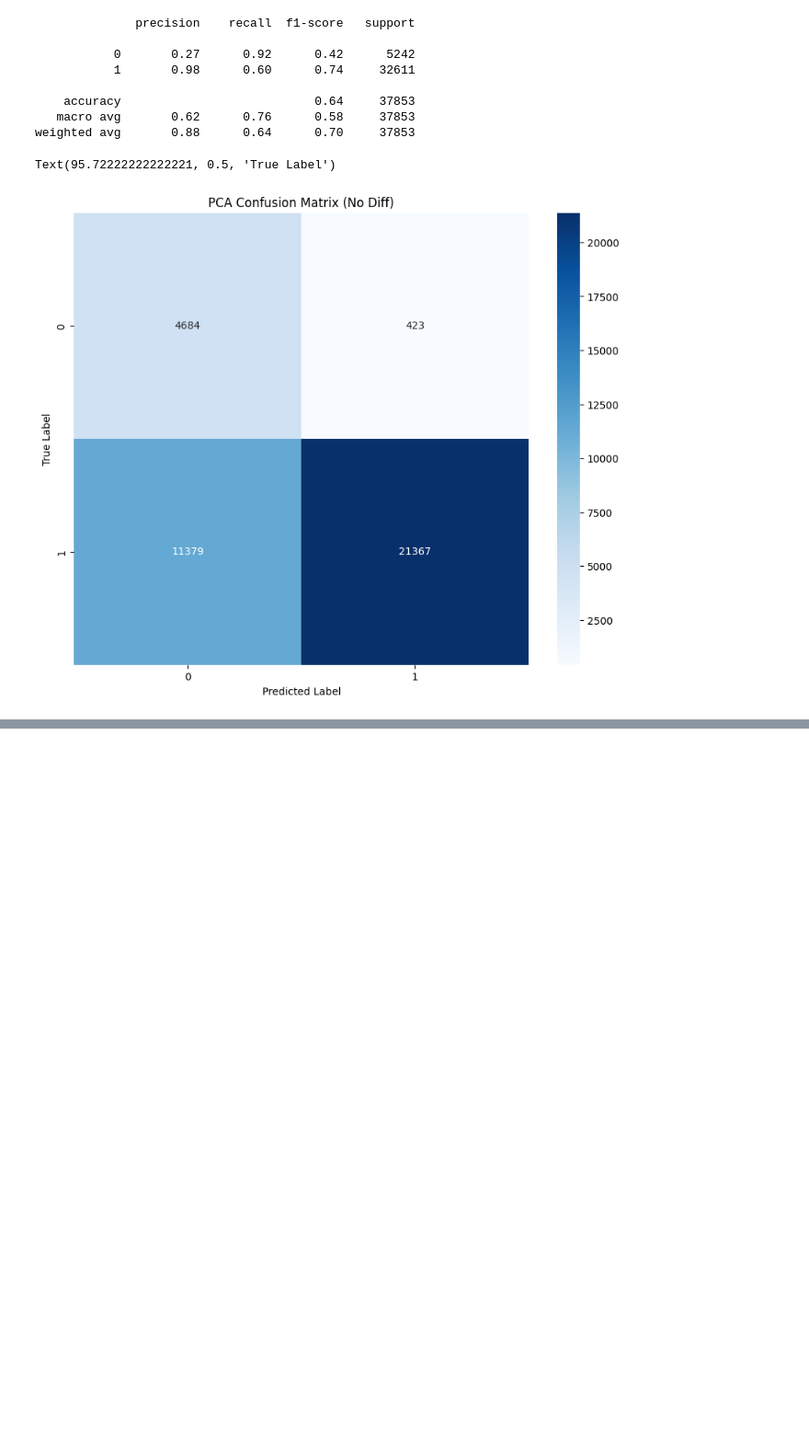
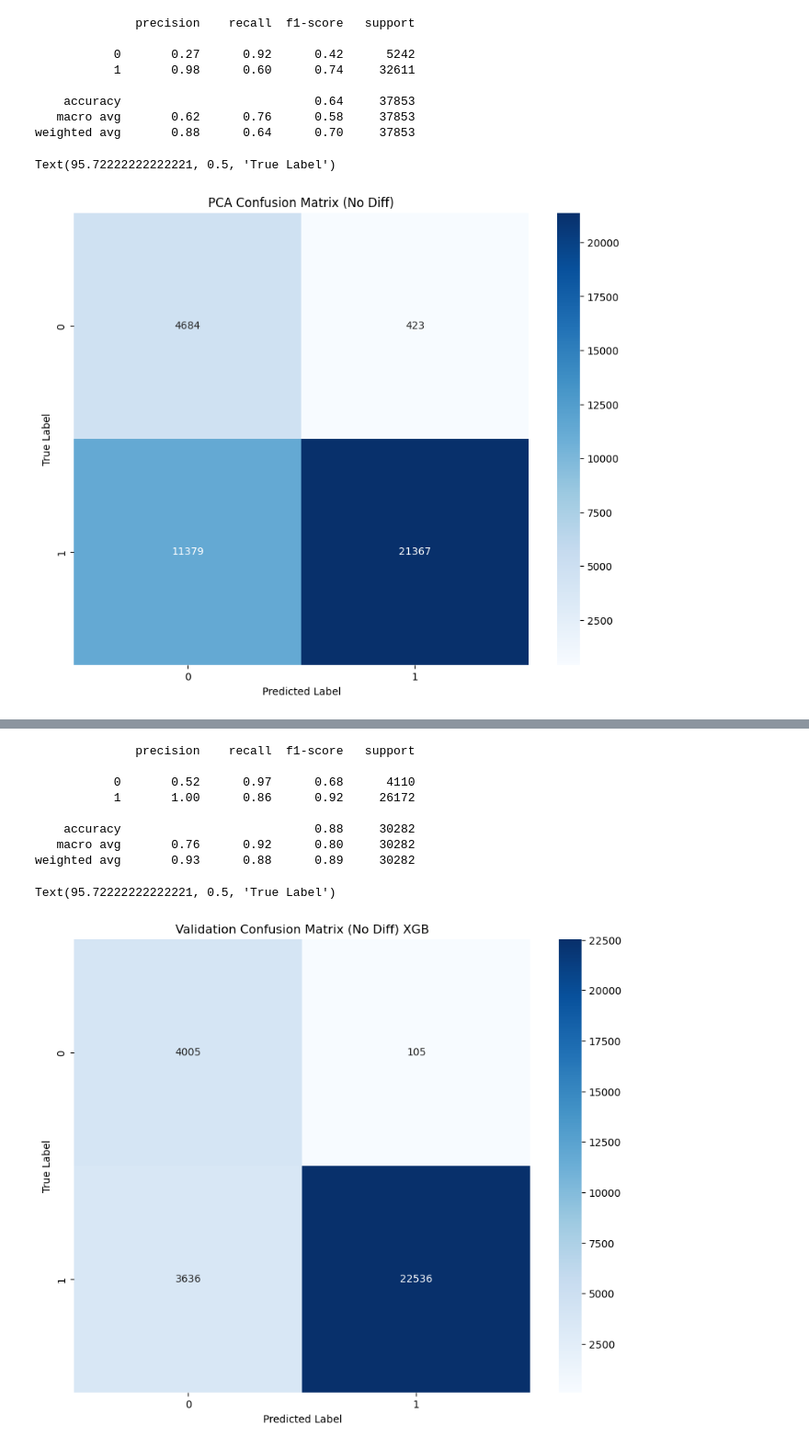
Before and after one commit to nicholastey/gnss_spoof_detector, a Jupyter notebook: spoof_detector/new.ipynb, the cells around one changed output, grey strips where cells are left out. Shown at 92% size. Saved outputs shown, nothing was run; the diff lists cells and outputs as text; code cells hidden in the pictures; blank space fills up the shorter version.

```diff
--- a/spoof_detector/new.ipynb
+++ b/spoof_detector/new.ipynb
@@ -627,0 +742,22 @@ plt.show()
+# %%
+X_val_no_diff_processed = preprocessor.transform(X_val_no_diff)
+y_val_no_diff_pred = xgboost_model_no_diff.predict(X_val_no_diff_processed)
+# %%
+print(classification_report(y_val_no_diff, y_val_no_diff_pred))
+cm_val_no_diff = confusion_matrix(y_val_no_diff, y_val_no_diff_pred)
+plt.figure(figsize=(10, 8))
+sns.heatmap(cm_val_no_diff, annot=True, fmt='d', cmap='Blues')
+plt.title('Validation Confusion Matrix (No Diff) XGB')
+plt.xlabel('Predicted Label')
+plt.ylabel('True Label')
+# %% [output]
+              precision    recall  f1-score   support
+
+           0       0.52      0.97      0.68      4110
+           1       1.00      0.86      0.92     26172
+
+    accuracy                           0.88     30282
+   macro avg       0.76      0.92      0.80     30282
+weighted avg       0.93      0.88      0.89     30282
+Text(95.72222222222221, 0.5, 'True Label')
+[figure, added]
```
Also changed, not shown: parts of 18 cells of this notebook.
